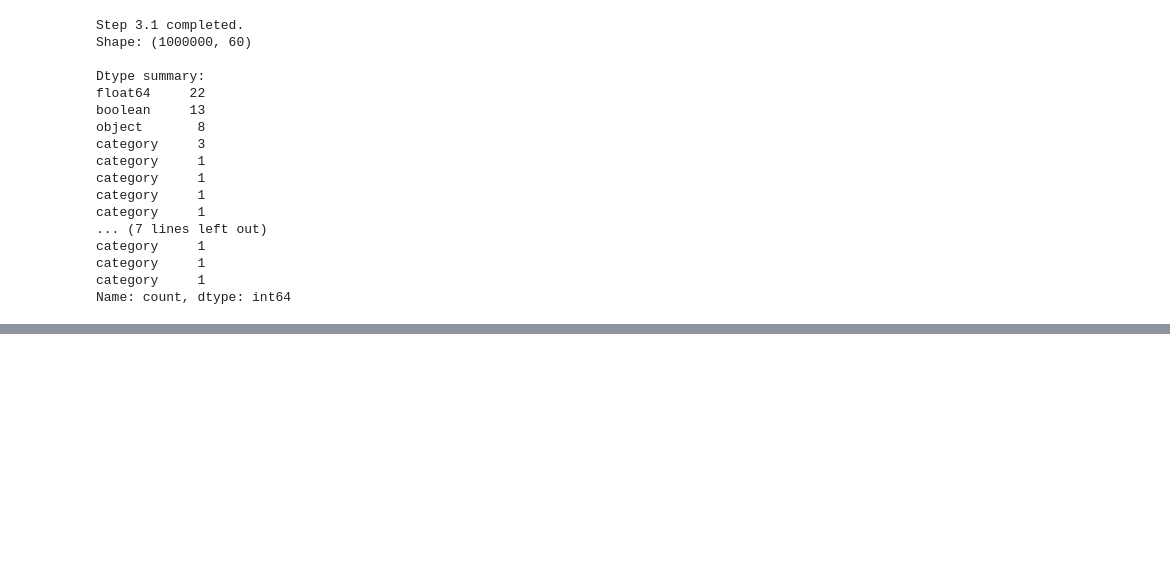
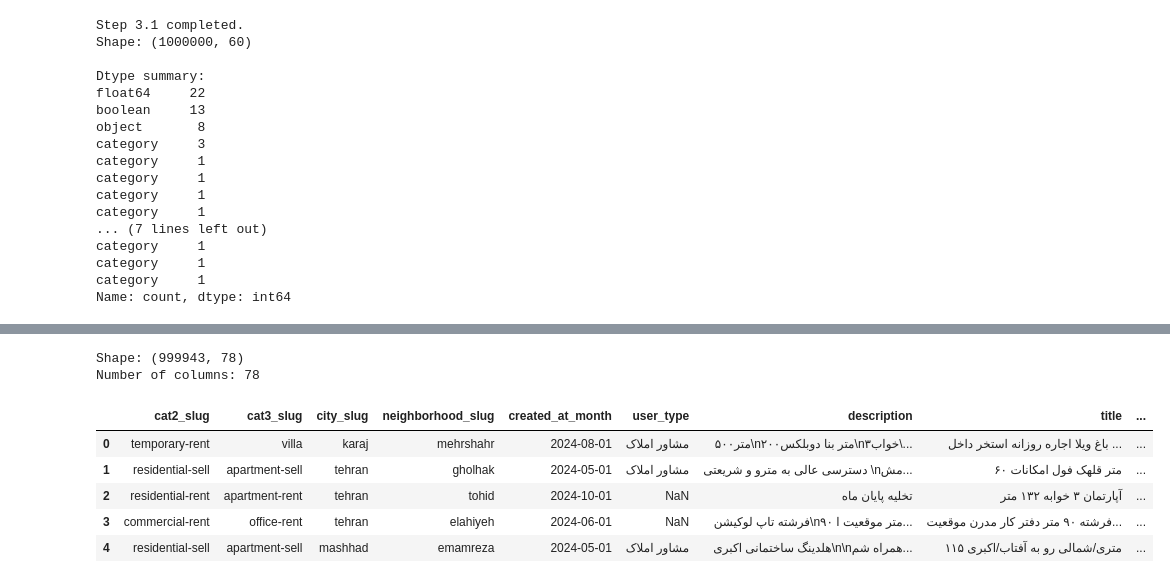
Before and after one commit to AliRaddman/divar-ml-project, a Jupyter notebook: notebooks/01_preprocessing.ipynb, the cells around one changed output, grey strips where cells are left out. Saved outputs shown, nothing was run; the diff lists cells and outputs as text; code cells hidden in the pictures; blank space fills up the shorter version.

```diff
--- a/notebooks/01_preprocessing.ipynb
+++ b/notebooks/01_preprocessing.ipynb
@@ -440,0 +979,18 @@ df[[
+# %%
+data_path = "/content/drive/MyDrive/divar_project/cleaned_step2_benyamin_v2.parquet"
+
+df = pd.read_parquet(data_path)
+
+print("Shape:", df.shape)
+print("Number of columns:", len(df.columns))
+
+df.head()
+# %% [output]
+Shape: (999943, 78)
+Number of columns: 78
+|  | cat2_slug | cat3_slug | city_slug | neighborhood_slug | created_at_month | user_type | description | title | ... |
+| 0 | temporary-rent | villa | karaj | mehrshahr | 2024-08-01 | مشاور املاک | ۵۰۰متر\n۲۰۰متر بنا دوبلکس\n۳خواب\... | باغ ویلا اجاره روزانه استخر داخل ... | ... |
+| 1 | residential-sell | apartment-sell | tehran | gholhak | 2024-05-01 | مشاور املاک | دسترسی عالی به مترو و شریعتی \nمش... | ۶۰ متر قلهک فول امکانات | ... |
+| 2 | residential-rent | apartment-rent | tehran | tohid | 2024-10-01 | NaN | تخلیه پایان ماه | آپارتمان ۳ خوابه ۱۳۲ متر | ... |
+| 3 | commercial-rent | office-rent | tehran | elahiyeh | 2024-06-01 | NaN | فرشته تاپ لوکیشن\n۹۰ متر موقعیت ا... | فرشته ۹۰ متر دفتر کار مدرن موقعیت... | ... |
+| 4 | residential-sell | apartment-sell | mashhad | emamreza | 2024-05-01 | مشاور املاک | هلدینگ ساختمانی اکبری\n\nهمراه شم... | ۱۱۵ متری/شمالی رو به آفتاب/اکبری | ... |
```
Also changed, not shown: parts of 73 cells of this notebook.
